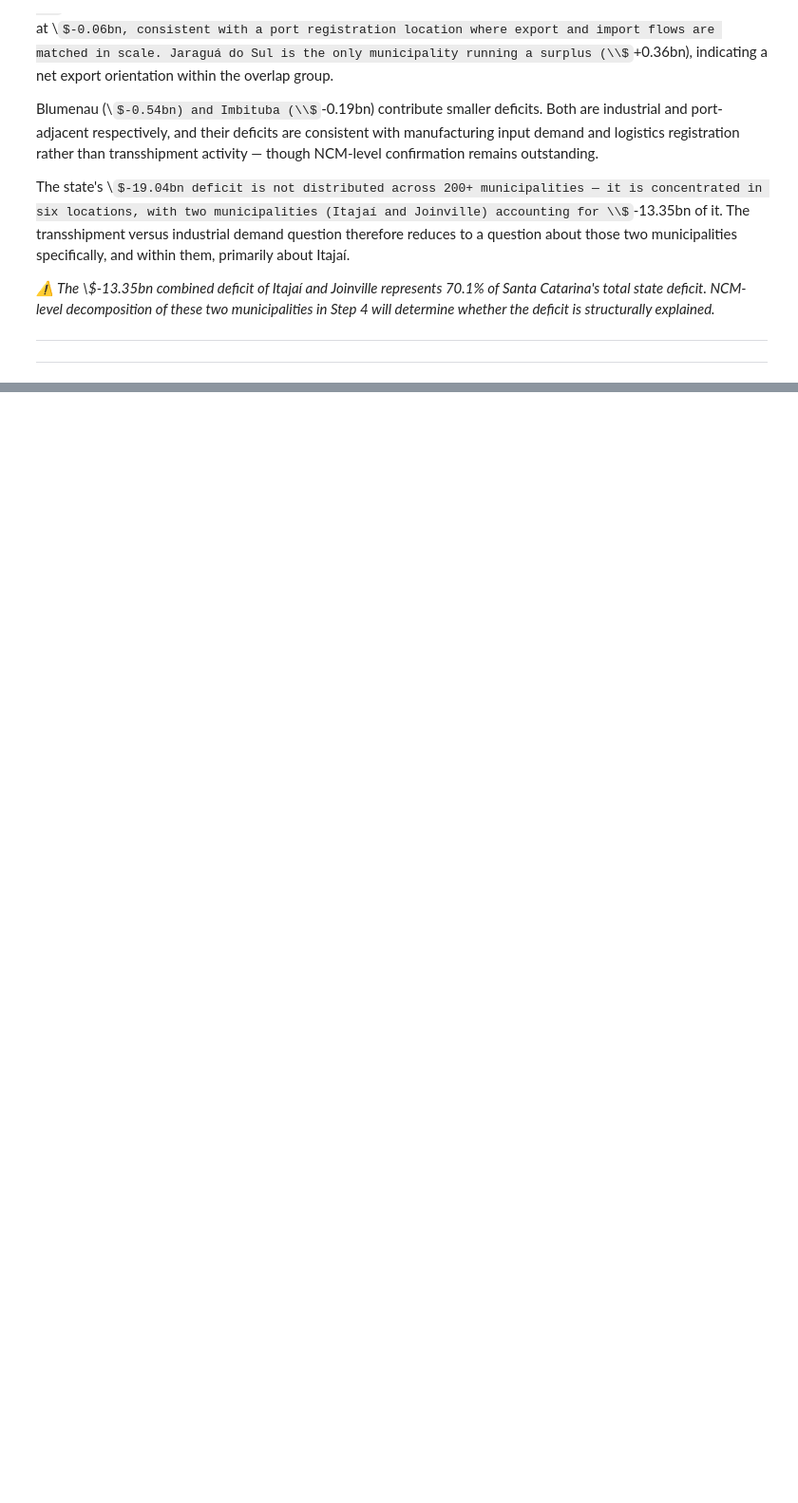
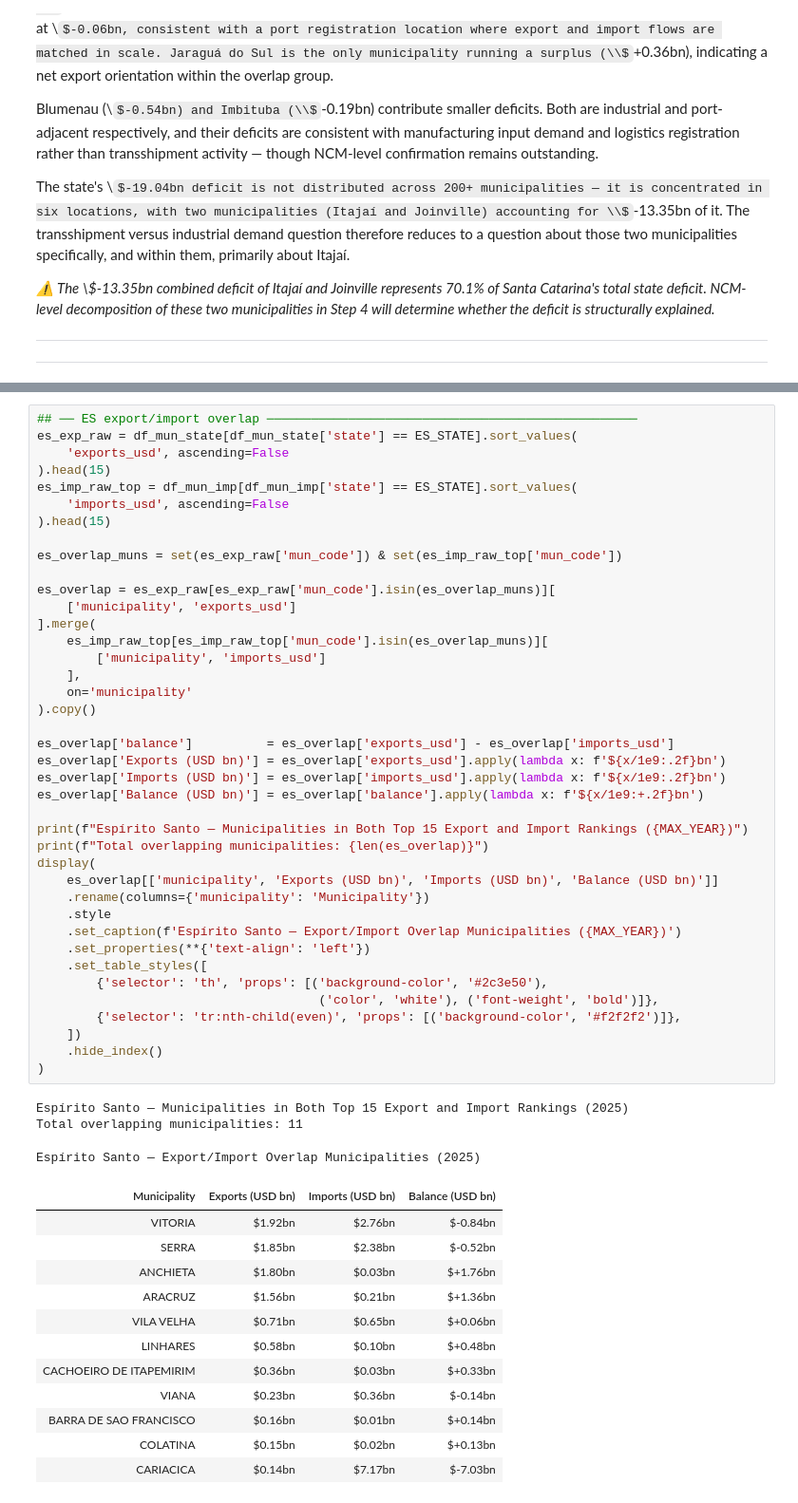
Before and after one commit to Eduardo-kohn/brazil-state-trade-analysis, a Jupyter notebook: SRC/Analysis/Step3_municipality-level_hotspots.ipynb, the cells around one changed output, grey strips where cells are left out. Shown at 95% size. Saved outputs shown, nothing was run; the diff lists cells and outputs as text; some formulas as TeX source; blank space fills up the shorter version.

```diff
--- a/SRC/Analysis/Step3_municipality-level_hotspots.ipynb
+++ b/SRC/Analysis/Step3_municipality-level_hotspots.ipynb
@@ -3039,0 +3296,56 @@ The state's \\$-19.04bn deficit is not distributed across 200+ municipalities
+# %%
+## ── ES export/import overlap ──────────────────────────────────────────────────
+es_exp_raw = df_mun_state[df_mun_state['state'] == ES_STATE].sort_values(
+    'exports_usd', ascending=False
+).head(15)
+es_imp_raw_top = df_mun_imp[df_mun_imp['state'] == ES_STATE].sort_values(
+    'imports_usd', ascending=False
+).head(15)
+
+es_overlap_muns = set(es_exp_raw['mun_code']) & set(es_imp_raw_top['mun_code'])
+
+es_overlap = es_exp_raw[es_exp_raw['mun_code'].isin(es_overlap_muns)][
+    ['municipality', 'exports_usd']
+].merge(
+    es_imp_raw_top[es_imp_raw_top['mun_code'].isin(es_overlap_muns)][
+        ['municipality', 'imports_usd']
+    ],
+    on='municipality'
+).copy()
+
+es_overlap['balance']          = es_overlap['exports_usd'] - es_overlap['imports_usd']
+es_overlap['Exports (USD bn)'] = es_overlap['exports_usd'].apply(lambda x: f'${x/1e9:.2f}bn')
+es_overlap['Imports (USD bn)'] = es_overlap['imports_usd'].apply(lambda x: f'${x/1e9:.2f}bn')
+es_overlap['Balance (USD bn)'] = es_overlap['balance'].apply(lambda x: f'${x/1e9:+.2f}bn')
+
+print(f"Espírito Santo — Municipalities in Both Top 15 Export and Import Rankings ({MAX_YEAR})")
+print(f"Total overlapping municipalities: {len(es_overlap)}")
+display(
+    es_overlap[['municipality', 'Exports (USD bn)', 'Imports (USD bn)', 'Balance (USD bn)']]
+    .rename(columns={'municipality': 'Municipality'})
+    .style
+    .set_caption(f'Espírito Santo — Export/Import Overlap Municipalities ({MAX_YEAR})')
+    .set_properties(**{'text-align': 'left'})
+    .set_table_styles([
+        {'selector': 'th', 'props': [('background-color', '#2c3e50'),
+                                      ('color', 'white'), ('font-weight', 'bold')]},
+        {'selector': 'tr:nth-child(even)', 'props': [('background-color', '#f2f2f2')]},
+    ])
+    .hide_index()
+)
+# %% [output]
+Espírito Santo — Municipalities in Both Top 15 Export and Import Rankings (2025)
+Total overlapping municipalities: 11
+Espírito Santo — Export/Import Overlap Municipalities (2025)
+| Municipality | Exports (USD bn) | Imports (USD bn) | Balance (USD bn) |
+| VITORIA | $1.92bn | $2.76bn | $-0.84bn |
+| SERRA | $1.85bn | $2.38bn | $-0.52bn |
+| ANCHIETA | $1.80bn | $0.03bn | $+1.76bn |
+| ARACRUZ | $1.56bn | $0.21bn | $+1.36bn |
+| VILA VELHA | $0.71bn | $0.65bn | $+0.06bn |
+| LINHARES | $0.58bn | $0.10bn | $+0.48bn |
+| CACHOEIRO DE ITAPEMIRIM | $0.36bn | $0.03bn | $+0.33bn |
+| VIANA | $0.23bn | $0.36bn | $-0.14bn |
+| BARRA DE SAO FRANCISCO | $0.16bn | $0.01bn | $+0.14bn |
+| COLATINA | $0.15bn | $0.02bn | $+0.13bn |
+| CARIACICA | $0.14bn | $7.17bn | $-7.03bn |
```
Also changed, not shown: parts of 30 cells of this notebook.
